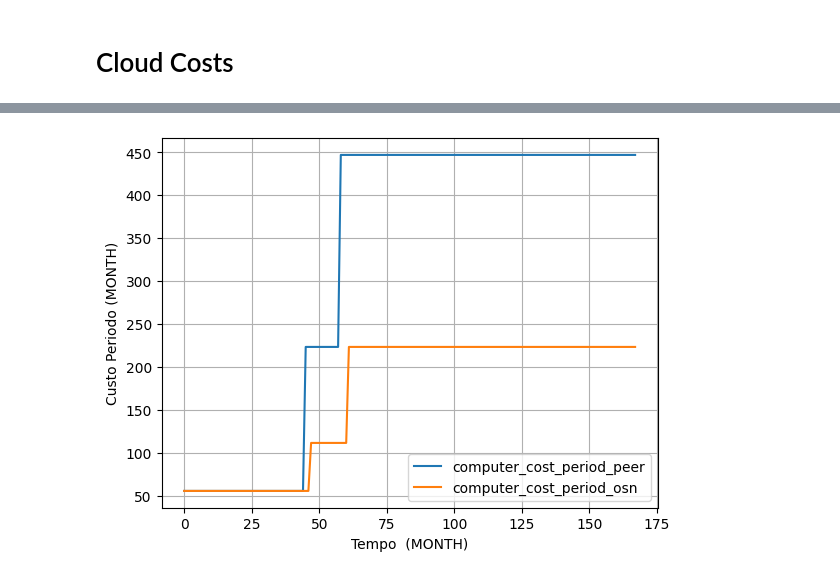
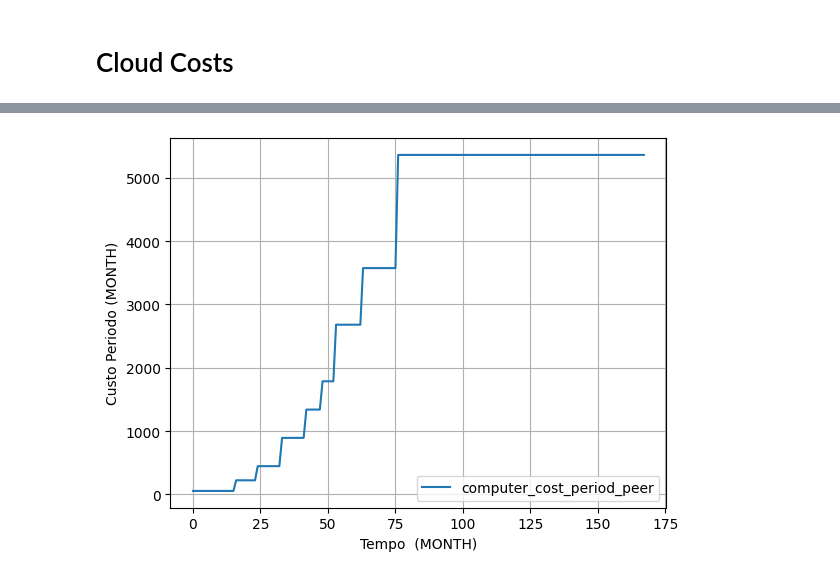
Before and after one commit to gilbertokoerbes/TCCII_Blockchain_Predict, a Jupyter notebook: predict.ipynb, the cells around one changed output, grey strips where cells are left out. Drawn from its saved outputs; the diff is of its cells as text; code cells hidden in the pictures.

```diff
--- a/predict.ipynb
+++ b/predict.ipynb
@@ -28,7 +28,7 @@ print(len(t))
 
 # Parâmetros da curva logística
 P0 = 5  # Transações inicial
-K = 1000  # Valor máximo transações estimado
+K = 10000  # Valor máximo transações estimado
 r =  0.09 # Taxa de crescimento
 t0 = A / 3     # Ponto de inflexão -> Meio
 
@@ -440,15 +429,14 @@ computer_cost_period_osn    = cost_provisioned_instance_osn     * period_hours
 # %%
 fig, ax = plt.subplots()
 #plt.plot(t, computer_cost_period_osn, label='computer_cost_period_osn')
 plt.plot(t, computer_cost_period_peer, label='computer_cost_period_peer')
-plt.plot(t, computer_cost_period_osn, label='computer_cost_period_osn')
 
 
 ax.grid(True)
 plt.xlabel(f'Tempo  ({PREDICT_TYPE})')
 plt.ylabel(f'Custo Periodo ({PREDICT_TYPE})')
 plt.title('')
 plt.legend()
 plt.show()
 # %% [output]
-[figure, old version]
+[figure, new version]
```
Also changed, not shown: parts of 31 cells of this notebook, 3 other files.
